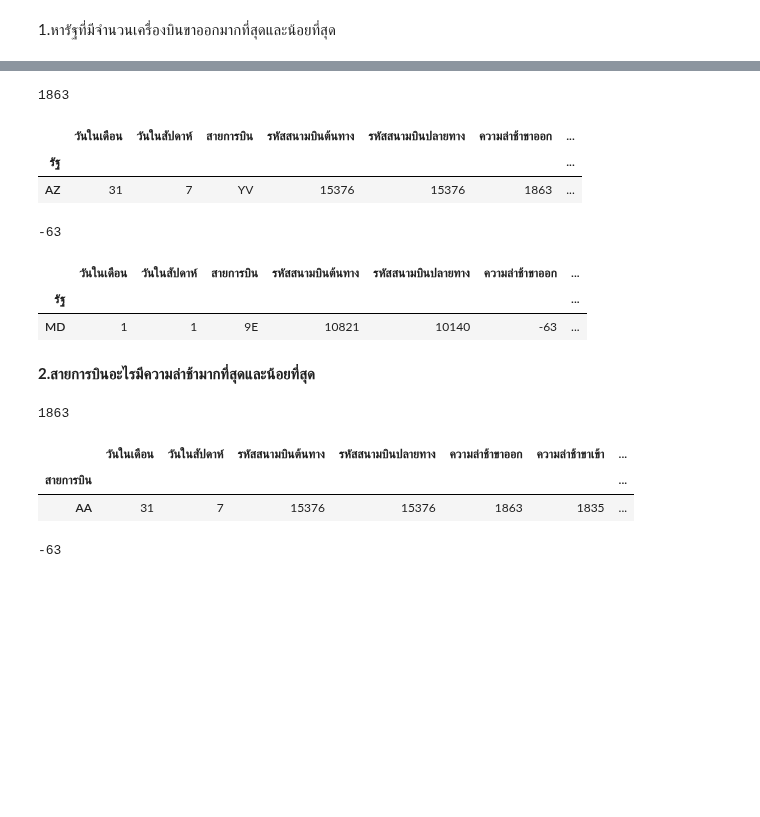
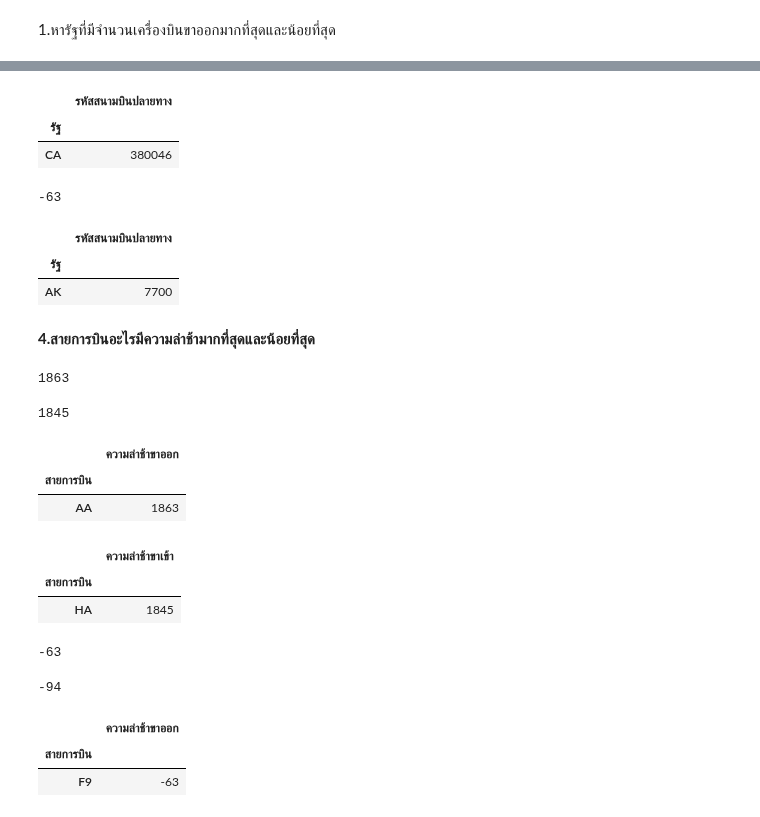
Before and after one commit to ThanikPimpiban/DWDM21, a Jupyter notebook: MiniExam.ipynb, the cells around one changed output, grey strips where cells are left out. Drawn from its saved outputs; the diff is of its cells as text; code cells hidden in the pictures; blank space fills up the shorter version.

```diff
--- a/MiniExam.ipynb
+++ b/MiniExam.ipynb
@@ -109 +130,21 @@ merged_table.dropna() ##เช็คดู missing
+# %%
+max = merged_table.groupby('รัฐ').count().sort_values(by=['รหัสสนามบินปลายทาง'],ascending=False)  ## Group column รัฐ ที่มีสนามบินปลายทาง มากสุด เพราะโจทย์ถามขาออก
+max.iloc[:1,4:5]
+# %% [output]
+|  | รหัสสนามบินปลายทาง |
+| รัฐ |  |
+| CA | 380046 |
+# %%
+merged_table['ความล่าช้าขาออก'].min()  ## ตรวจดู column ความล่าช้าขาออก ที่มีค่าน้อยสุด
+# %% [output]
+-63
+# %%
+min = merged_table.groupby('รัฐ').count().sort_values(by=['รหัสสนามบินปลายทาง'],ascending=False) ## Group column รัฐ ที่มีสนามบินปลายทาง น้อยสุด เพราะโจทย์ถามขาออก
+min.iloc[-1:,4:5]
+# %% [output]
+|  | รหัสสนามบินปลายทาง |
+| รัฐ |  |
+| AK | 7700 |
+# %% [markdown]
+**4.สายการบินอะไรมีความล่าช้ามากที่สุดและน้อยที่สุด**
 # %%
@@ -111,10 +152,23 @@ merged_table['ความล่าช้าขาออก'].max()
 # %% [output]
 1863
+# %%
+merged_table['ความล่าช้าขาเข้า'].max() # ตรวจดู column ความล่าช้าขาออก ที่มีค่ามากสุด
+# %% [output]
+1845
 # %%
-max = merged_table.groupby('รัฐ').max().sort_values(by=['ความล่าช้าขาออก'],ascending=False)
-max.iloc[:1,:]
+#### ตอบความล่าช้าขาออกมากสุด
+max2_1 = merged_table.groupby('สายการบิน').max().sort_values(by=['ความล่าช้าขาออก'],ascending=False) ## Group column สายการบิน ที่มีความล่าช้าขาออก มากสุด
+max2_1.iloc[:1,4:5]
 # %% [output]
-|  | วันในเดือน | วันในสัปดาห์ | สายการบิน | รหัสสนามบินต้นทาง | รหัสสนามบินปลายทาง | ความล่าช้าขาออก | ... |
-| รัฐ |  |  |  |  |  |  | ... |
-| AZ | 31 | 7 | YV | 15376 | 15376 | 1863 | ... |
+|  | ความล่าช้าขาออก |
+| สายการบิน |  |
+| AA | 1863 |
+# %%
+#### ตอบความล่าช้าขาเช้ามากสุด
+max2_2 = merged_table.groupby('สายการบิน').max().sort_values(by=['ความล่าช้าขาเข้า'],ascending=False) ## Group column สายการบิน ที่มีความล่าช้าขาออก มากสุด
+max2_2.iloc[:1,5:6]
+# %% [output]
+|  | ความล่าช้าขาเข้า |
+| สายการบิน |  |
+| HA | 1845 |
 # %%
@@ -122,27 +176,15 @@ merged_table['ความล่าช้าขาออก'].min()
 # %% [output]
 -63
+# %%
+merged_table['ความล่าช้าขาเข้า'].min() # ตรวจดู column ความล่าช้าขาเข้า ที่มีค่าน้อยสุด
+# %% [output]
+-94
 # %%
-min = merged_table.groupby('รัฐ').min().sort_values(by=['ความล่าช้าขาออก'],ascending=False)
-min.iloc[-1:,:]
+#### ตอบความล่าช้าขาออกน้อยสุด
+min2_1 = merged_table.groupby('สายการบิน').min().sort_values(by=['ความล่าช้าขาออก'],ascending=False) # Group column สายการบิน ที่มีความล่าช้าขาออก น้อยสุด
+min2_1.iloc[-1:,4:5]
 # %% [output]
-|  | วันในเดือน | วันในสัปดาห์ | สายการบิน | รหัสสนามบินต้นทาง | รหัสสนามบินปลายทาง | ความล่าช้าขาออก | ... |
-| รัฐ |  |  |  |  |  |  | ... |
-| MD | 1 | 1 | 9E | 10821 | 10140 | -63 | ... |
+|  | ความล่าช้าขาออก |
+| สายการบิน |  |
+| F9 | -63 |
-# %% [markdown]
-**2.สายการบินอะไรมีความล่าช้ามากที่สุดและน้อยที่สุด**
-# %%
-merged_table['ความล่าช้าขาออก'].max()
-# %% [output]
-1863
-# %%
-max2 = merged_table.groupby('สายการบิน').max().sort_values(by=['ความล่าช้าขาออก'],ascending=False)
-max2.iloc[:1,:]
-# %% [output]
-|  | วันในเดือน | วันในสัปดาห์ | รหัสสนามบินต้นทาง | รหัสสนามบินปลายทาง | ความล่าช้าขาออก | ความล่าช้าขาเข้า | ... |
-| สายการบิน |  |  |  |  |  |  | ... |
-| AA | 31 | 7 | 15376 | 15376 | 1863 | 1835 | ... |
-# %%
-merged_table['ความล่าช้าขาออก'].min()
-# %% [output]
--63
 # %%
```
Also changed, not shown: parts of 5 cells of this notebook.
